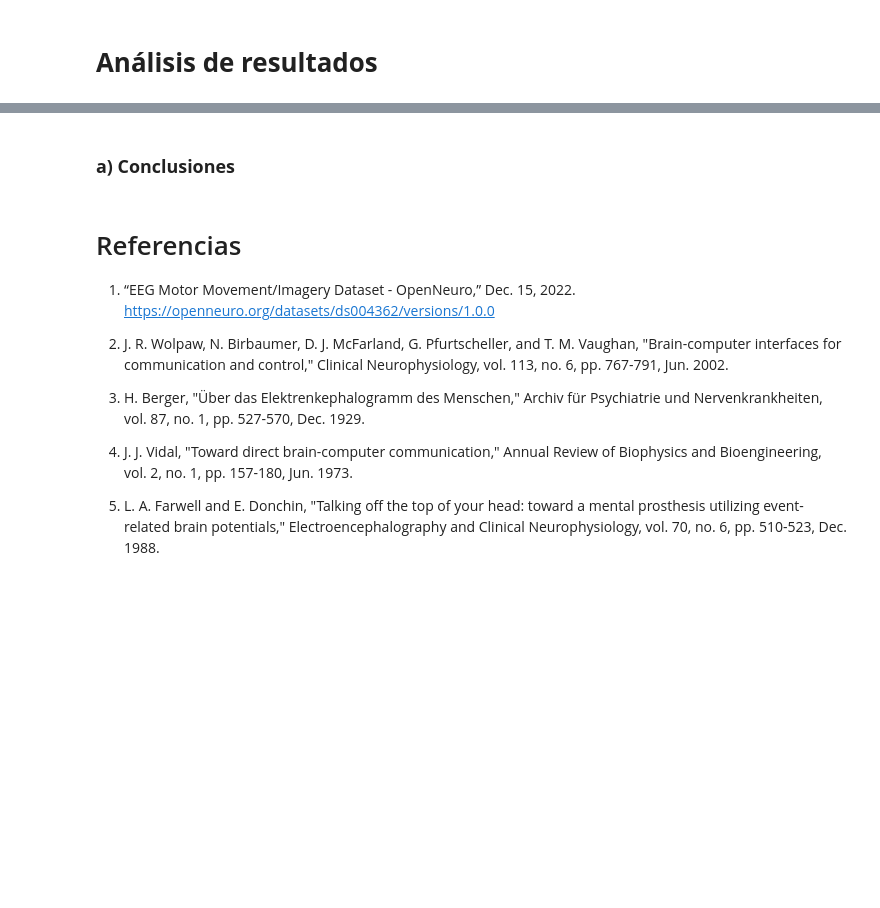
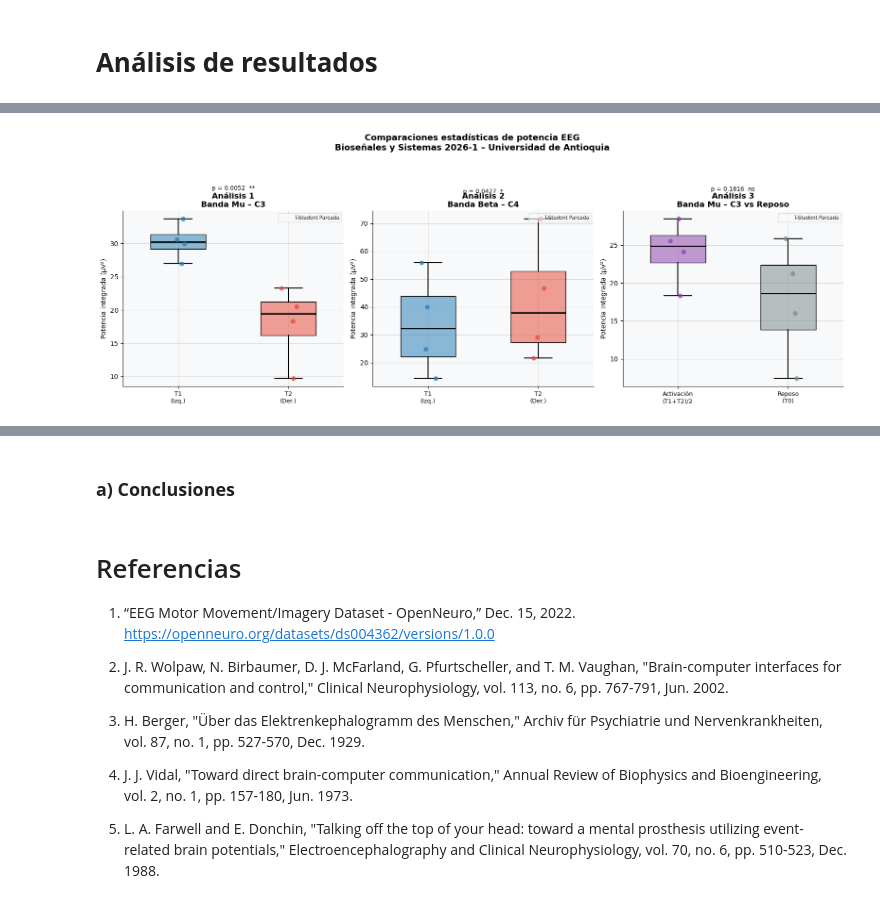
Before and after one commit to CamilaMontiel2510/PROYECTO_EEG_BCI_1, a Jupyter notebook: PROYECTO_1_BCI.ipynb, the cells around one changed output, grey strips where cells are left out. Cells and saved outputs as stored; diff of their text form; code cells hidden in the pictures; blank space fills up the shorter version.

Commit message:
estadistico graficas

```diff
--- a/PROYECTO_1_BCI.ipynb
+++ b/PROYECTO_1_BCI.ipynb
@@ -1454,0 +1697,8 @@ H₁₃: Las condiciones imaginaginarias producen una desincronización signific
+# %%
+resultado_2 = flujo_estadistico(
+    grupo_a          = df_analisis['Beta_C4_T1'].values,
+    grupo_b          = df_analisis['Beta_C4_T2'].values,
+    nombre_hipotesis = "Análisis 2 – Banda Beta en C4: T1 (Izq.) vs T2 (Der.)",
+    nombre_a         = "Beta_C4  T1 (Imaginación Izquierda)",
+    nombre_b         = "Beta_C4  T2 (Imaginación Derecha)",
+)
@@ -1454,0 +1731,11 @@ H₁₃: Las condiciones imaginaginarias producen una desincronización signific
+# %%
+# Promedio de T1 y T2 para capturar la activación general
+mu_c3_activacion = (df_analisis['Mu_C3_T1'].values + df_analisis['Mu_C3_T2'].values) / 2.0
+
+resultado_3 = flujo_estadistico(
+    grupo_a          = mu_c3_activacion,
+    grupo_b          = df_analisis['Mu_C3_T0'].values,
+    nombre_hipotesis = "Análisis 3 – Banda Mu en C3: Activación (T1+T2)/2 vs Reposo (T0)",
+    nombre_a         = "Mu_C3  Activación (media T1 y T2)",
+    nombre_b         = "Mu_C3  T0 (Reposo)",
+)
@@ -1454,0 +1786,66 @@ H₁₃: Las condiciones imaginaginarias producen una desincronización signific
+# %%
+fig, axes = plt.subplots(1, 3, figsize=(16, 6))
+fig.suptitle(
+    "Comparaciones estadísticas de potencia EEG\n"
+    "Bioseñales y Sistemas 2026-1 – Universidad de Antioquia",
+    fontsize=13, fontweight='bold'
+)
+
+datos_plot = [
+    (axes[0], df_analisis['Mu_C3_T1'].values,  df_analisis['Mu_C3_T2'].values,
+     resultado_1, "T1\n(Izq.)", "T2\n(Der.)",  "Análisis 1\nBanda Mu – C3",   '#2980B9', '#E74C3C'),
+    (axes[1], df_analisis['Beta_C4_T1'].values, df_analisis['Beta_C4_T2'].values,
+     resultado_2, "T1\n(Izq.)", "T2\n(Der.)",  "Análisis 2\nBanda Beta – C4", '#2980B9', '#E74C3C'),
+    (axes[2], mu_c3_activacion,                 df_analisis['Mu_C3_T0'].values,
+     resultado_3, "Activación\n(T1+T2)/2", "Reposo\n(T0)",
+     "Análisis 3\nBanda Mu – C3 vs Reposo",     '#8E44AD', '#7F8C8D'),
+]
+
+rng = np.random.default_rng(42)
+
+for ax, dat_a, dat_b, res, etiq_a, etiq_b, titulo, col_a, col_b in datos_plot:
+    bp = ax.boxplot(
+        [dat_a, dat_b],
+        patch_artist=True,
+        widths=0.5,
+        medianprops=dict(color='black', linewidth=2),
+        whiskerprops=dict(linewidth=1.5),
+        capprops=dict(linewidth=1.5),
+        flierprops=dict(marker='o', markersize=4, alpha=0.5)
+    )
+    bp['boxes'][0].set_facecolor(col_a + '88')
+    bp['boxes'][1].set_facecolor(col_b + '88')
+
+    # Puntos individuales con jitter
+    for i, (dat, col) in enumerate([(dat_a, col_a), (dat_b, col_b)], start=1):
+        jitter = rng.uniform(-0.08, 0.08, size=len(dat))
+        ax.scatter(np.full(len(dat), i) + jitter, dat,
+                   color=col, alpha=0.75, s=35, zorder=3)
+
+    # Anotación del p-valor
+    y_max   = max(np.nanmax(dat_a), np.nanmax(dat_b))
+    y_annot = y_max * 1.10
+    p_v     = res['test_p']
+    sig_str = ("***" if p_v < 0.001 else
+               "**"  if p_v < 0.01  else
+               "*"   if p_v < 0.05  else "ns")
+    ax.annotate("", xy=(2, y_annot), xytext=(1, y_annot),
+                arrowprops=dict(arrowstyle="-", color='black', lw=1.5))
+    ax.text(1.5, y_annot * 1.02,
+            f"p = {p_v:.4f}  {sig_str}",
+            ha='center', va='bottom', fontsize=9)
+
+    ax.set_xticks([1, 2])
+    ax.set_xticklabels([etiq_a, etiq_b], fontsize=9)
+    ax.set_ylabel("Potencia integrada (µV²)")
+    ax.set_title(titulo, fontweight='bold')
+    prueba_patch = mpatches.Patch(color='none', label=res['prueba'])
+    ax.legend(handles=[prueba_patch], fontsize=7.5, loc='upper right', framealpha=0.6)
+
+plt.tight_layout(rect=[0, 0, 1, 0.93])
+import os; os.makedirs('figuras_BCI', exist_ok=True)
+plt.savefig('figuras_BCI/analisis_estadistico_boxplot.png', dpi=150, bbox_inches='tight')
+plt.show()
+print("→ Figura guardada: figuras_BCI/analisis_estadistico_boxplot.png")
+# %% [output]
+[figure, added]
```
Also changed, not shown: parts of 26 cells of this notebook.
